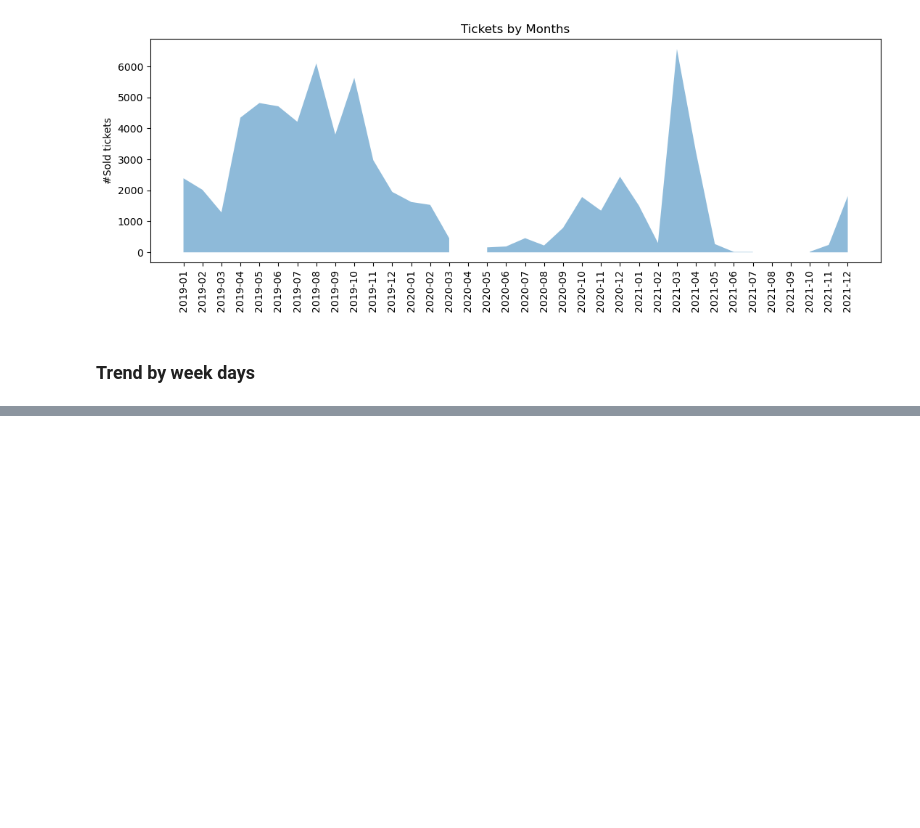
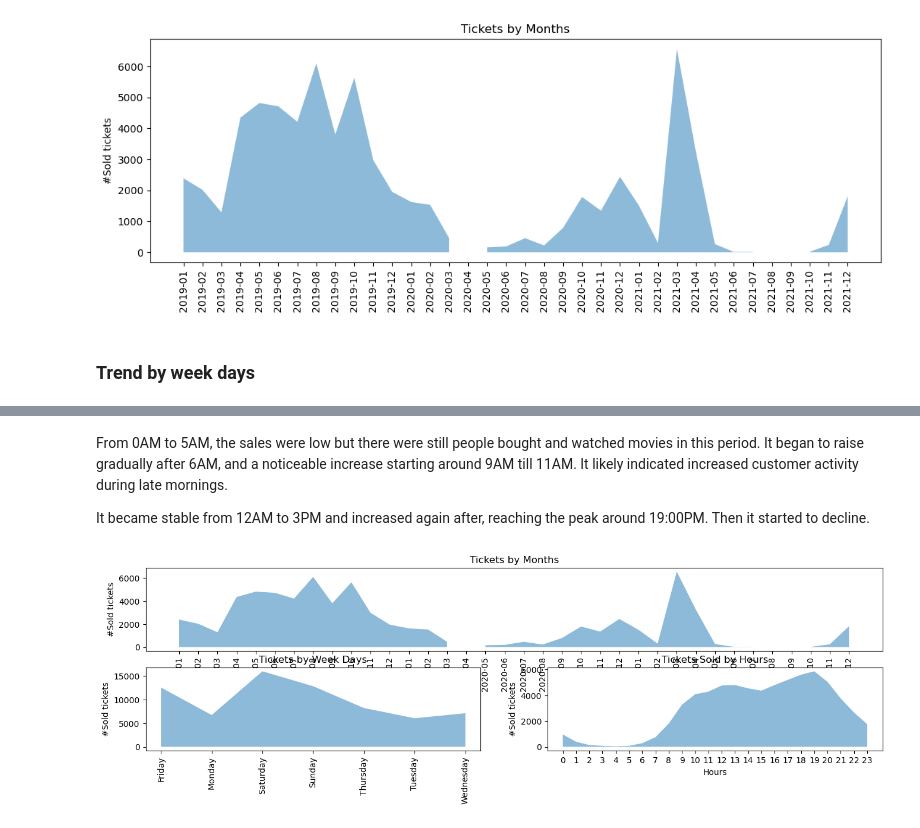
Before and after one commit to DucD0610/HOYTS-Cinema-Ticket-Sales-Analysis, a Jupyter notebook: Capstone project/captone project.ipynb, the cells around one changed output, grey strips where cells are left out. Cells and saved outputs as stored; diff of their text form; code cells hidden in the pictures; blank space fills up the shorter version.

```diff
--- a/Capstone project/captone project.ipynb
+++ b/Capstone project/captone project.ipynb
@@ -800,0 +817,35 @@ plt.show()
+# %% [markdown]
+From 0AM to 5AM, the sales were low but there were still people bought and watched movies in this period. It began to raise gradually after 6AM, and a noticeable increase starting around 9AM till 11AM. It likely indicated increased customer activity during late mornings.
+
+It became stable from 12AM to 3PM and increased again after, reaching the peak around 19:00PM. Then it started to decline.
+# %%
+#Combine the 3 graphs into 1
+plt.figure(figsize=(16,4))
+
+#Plot1
+ax1 = plt.subplot(2,1,1)
+plt.fill_between(df_time_month_dim['year_month'], df_time_month_dim['total_ticket'],
+                 alpha = 0.5)
+plt.xticks(rotation=90)
+plt.title('Tickets by Months')
+plt.ylabel('#Sold tickets')
+
+#Plot 2
+ax2 = plt.subplot(2,2,3)
+plt.fill_between(df_week_day['name_day'], df_week_day['total_ticket'],
+                 alpha = 0.5)
+plt.xticks(rotation=90)
+plt.title('Tickets by Week Days')
+plt.ylabel('#Sold tickets')
+
+#Plot 3
+ax3 = plt.subplot(2,2,4)
+plt.fill_between(df_hour['hour'], df_hour['total_ticket'], alpha=0.5)
+x_values = [i for i in range(24)]
+plt.xticks(x_values)
+plt.title('Tickets Sold by Hours')
+plt.xlabel('Hours')
+plt.ylabel('#Sold tickets')
+plt.show()
+# %% [output]
+[figure, added]
```
Also changed, not shown: parts of 12 cells of this notebook.
